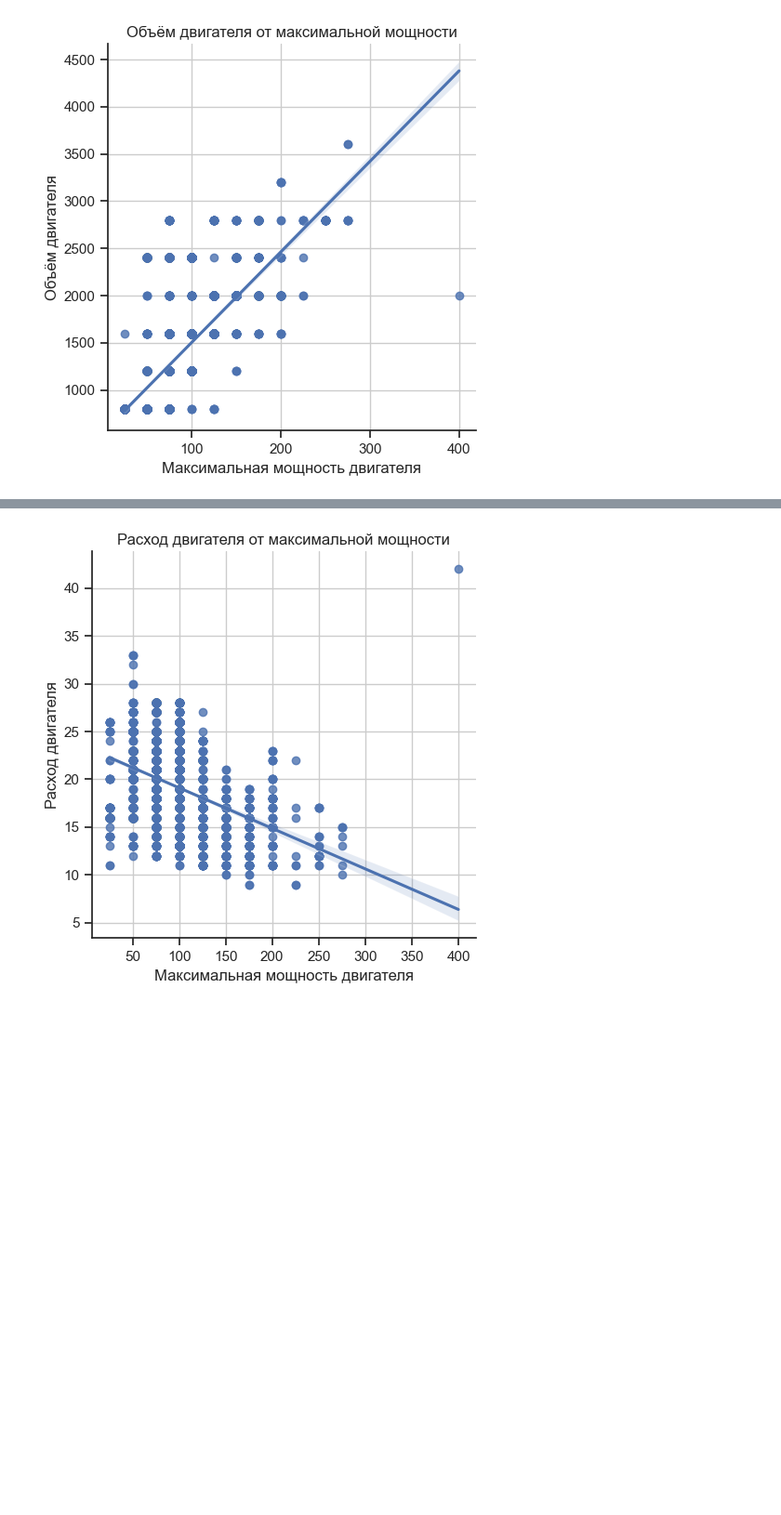
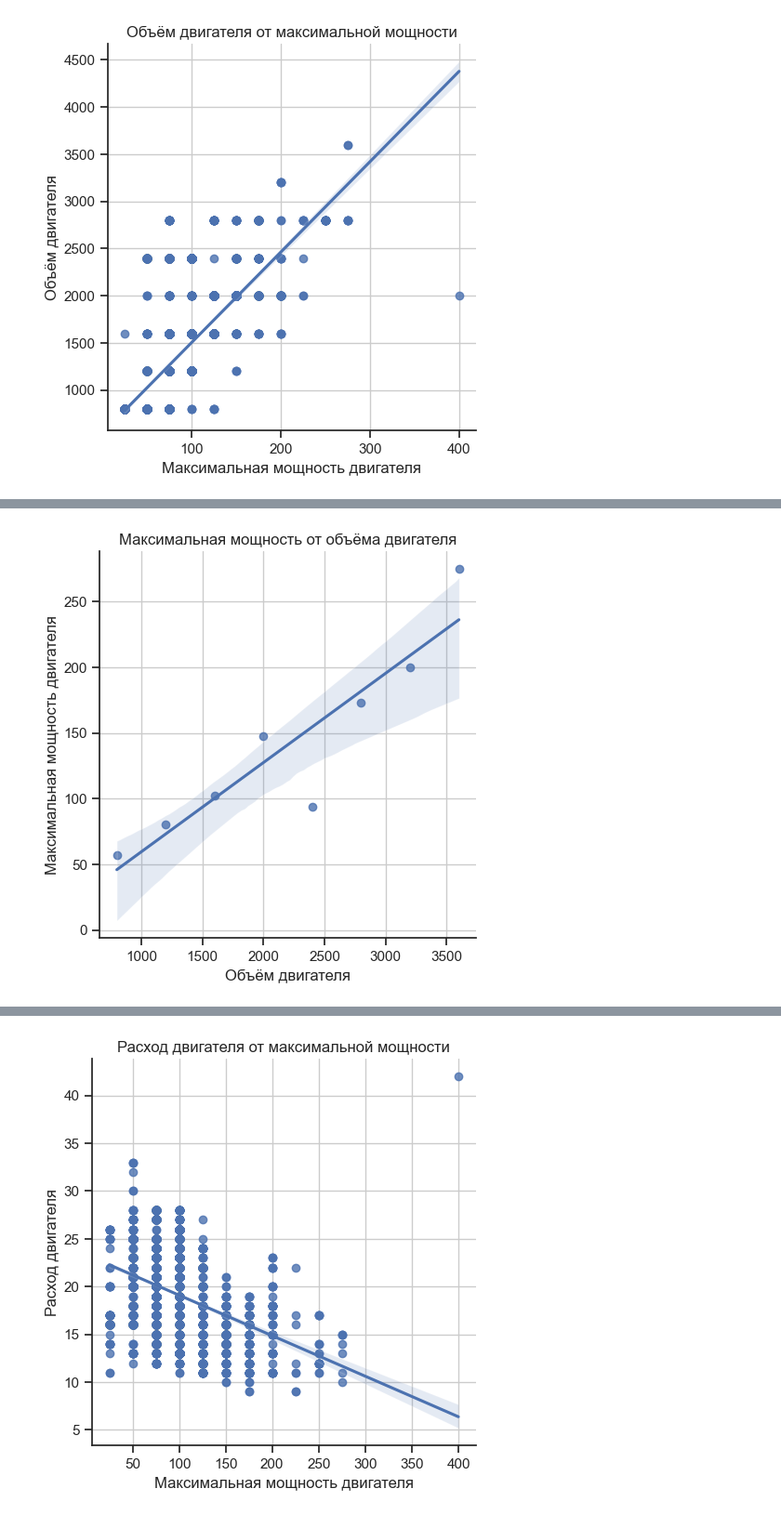
Before and after one commit to LlirikOknessu/tpu-8e21-ai-basis, a Jupyter notebook: Racheev/EDA_Racheev.ipynb, the cells around one changed output, grey strips where cells are left out. Shown at 93% size. Saved outputs shown, nothing was run; the diff lists cells and outputs as text; code cells hidden in the pictures; blank space fills up the shorter version.

```diff
--- a/Racheev/EDA_Racheev.ipynb
+++ b/Racheev/EDA_Racheev.ipynb
@@ -2992,0 +3050,3 @@ plt.show()
+# %%
+pow_eng = car_table[(car_table['mpow_val_d']!=0) & (car_table['eng_val_d']!=0)].groupby('eng_val_d')['mpow_val_d'].agg(['mean', 'max', 'min','median','std', 'count']).reset_index()
+pow_eng
@@ -2992,0 +3063,10 @@ plt.show()
+# %%
+sns.set_theme(style="ticks")
+sns.lmplot(x='eng_val_d', y = 'mean', data=pow_eng, height=5)
+plt.title('Максимальная мощность от объёма двигателя')
+plt.xlabel('Объём двигателя')
+plt.ylabel('Максимальная мощность двигателя') #Подпись для оси y
+plt.grid()
+plt.show()
+# %% [output]
+[figure, added]
```
Also changed, not shown: parts of 19 cells of this notebook, 2 other files.
